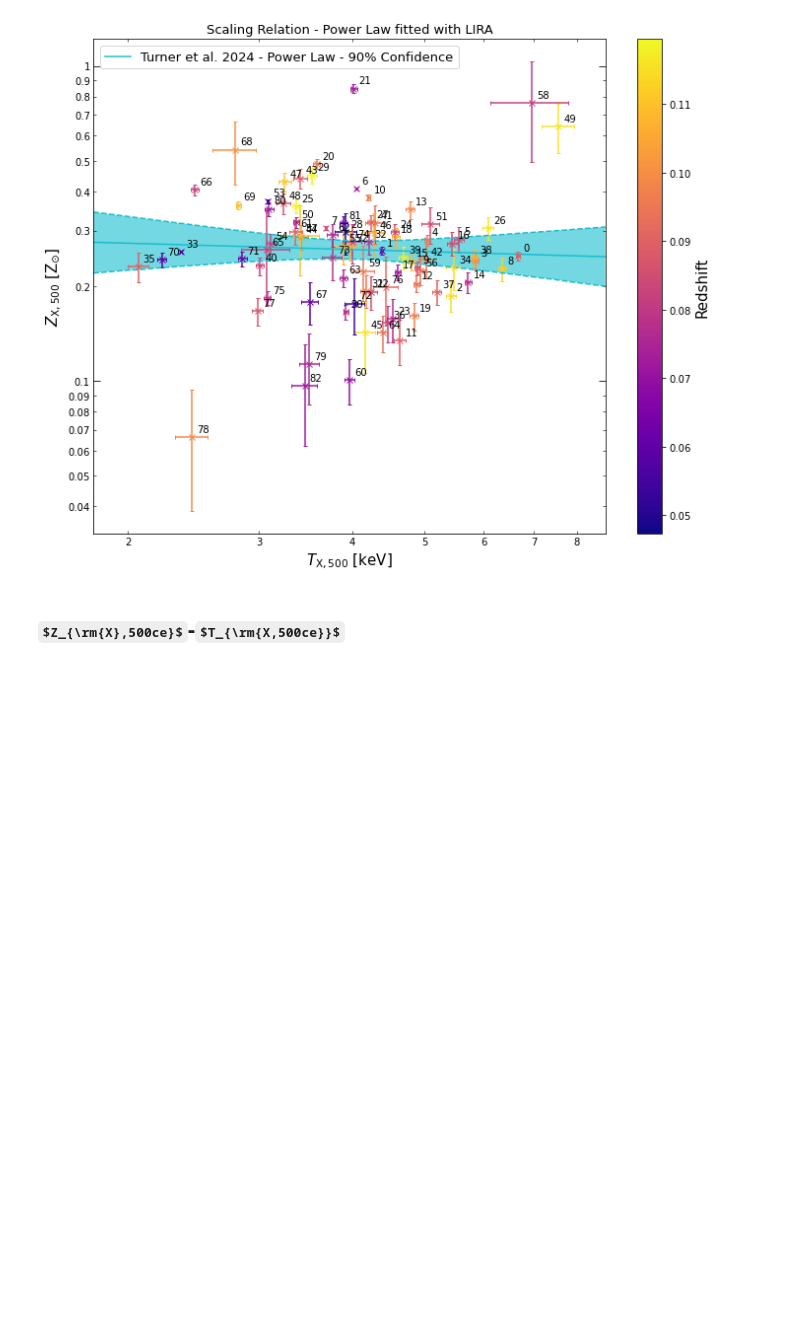
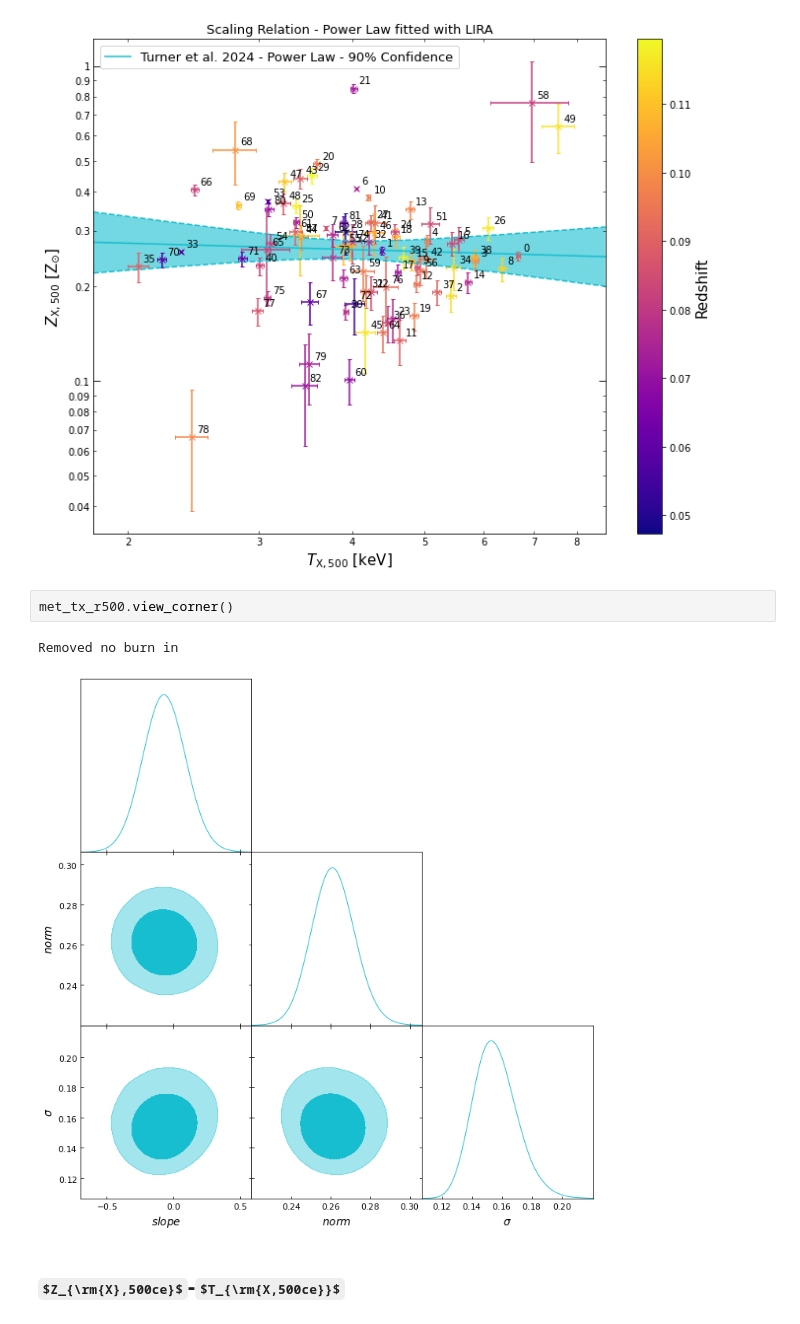
Before and after one commit to LoVoCCS/X-LoVoCCS-Analyses, a Jupyter notebook: notebooks/scaling_relations/metallicity_relations.ipynb, the cells around one changed output. Saved outputs shown, nothing was run; the diff lists cells and outputs as text; some formulas as TeX source; blank space fills up the shorter version.

```diff
--- a/notebooks/scaling_relations/metallicity_relations.ipynb
+++ b/notebooks/scaling_relations/metallicity_relations.ipynb
@@ -90,6 +92,11 @@ met_tx_r500.point_names[49]
 met_tx_r500.view(label_points=True)
 # %% [output]
 [figure]
+# %%
+met_tx_r500.view_corner()
+# %% [output]
+Removed no burn in
+[figure, added]
 # %% [markdown]
 ### $Z_{\rm{X},500ce}$-$T_{\rm{X,500ce}}$
 # %%
```
Also changed, not shown: parts of 27 cells of this notebook.
